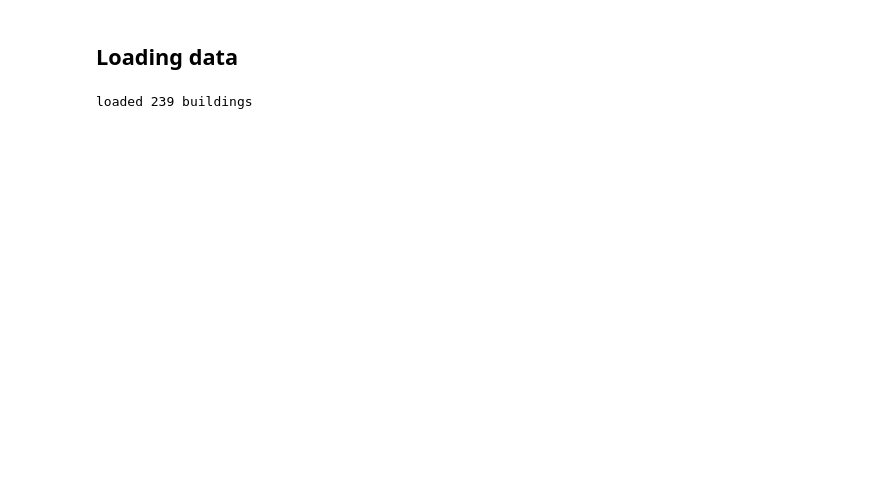
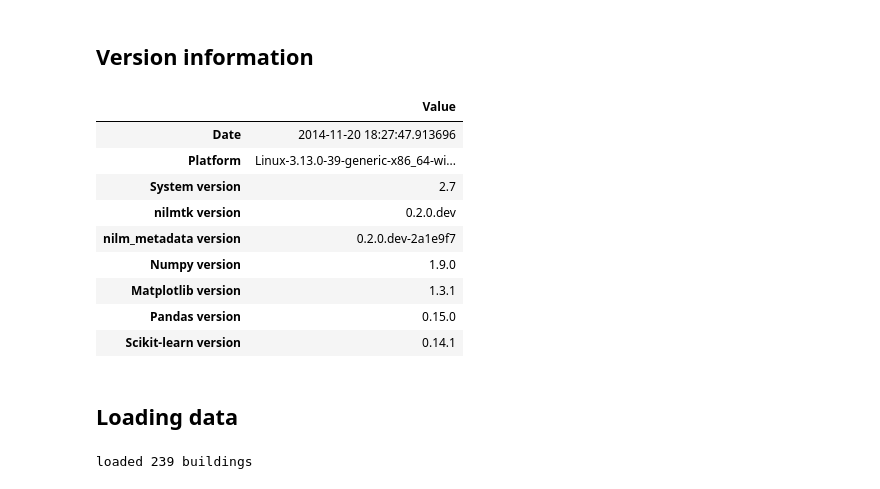
Before and after one commit to nilmtk/nilmtk, a Jupyter notebook: notebooks/hart.ipynb, the cells around one changed output. Saved outputs shown, nothing was run; the diff lists cells and outputs as text; code cells hidden in the pictures; blank space fills up the shorter version.

```diff
--- a/notebooks/hart.ipynb
+++ b/notebooks/hart.ipynb
@@ -16,6 +17,22 @@ from nilmtk.metrics import f1_score
 
 import warnings
 warnings.filterwarnings("ignore")
+# %% [markdown]
+## Version information
+# %%
+from nilmtk.utils import dependencies_diagnostics
+pd.DataFrame(pd.Series(dependencies_diagnostics(), name="Value"))
+# %% [output]
+|  | Value |
+| Date | 2014-11-20 18:27:47.913696 |
+| Platform | Linux-3.13.0-39-generic-x86_64-wi... |
+| System version | 2.7 |
+| nilmtk version | 0.2.0.dev |
+| nilm_metadata version | 0.2.0.dev-2a1e9f7 |
+| Numpy version | 1.9.0 |
+| Matplotlib version | 1.3.1 |
+| Pandas version | 0.15.0 |
+| Scikit-learn version | 0.14.1 |
 # %% [markdown]
 ## Loading data
 # %%
```
Also changed, not shown: parts of 6 cells of this notebook.
